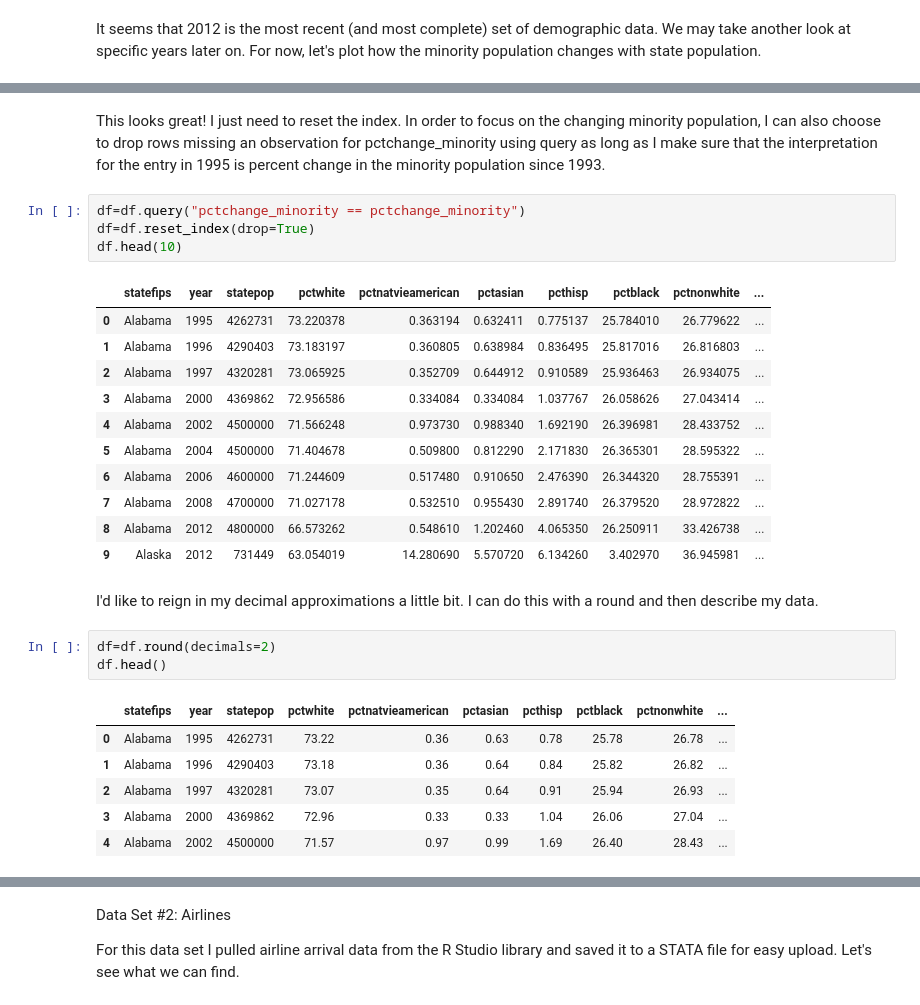
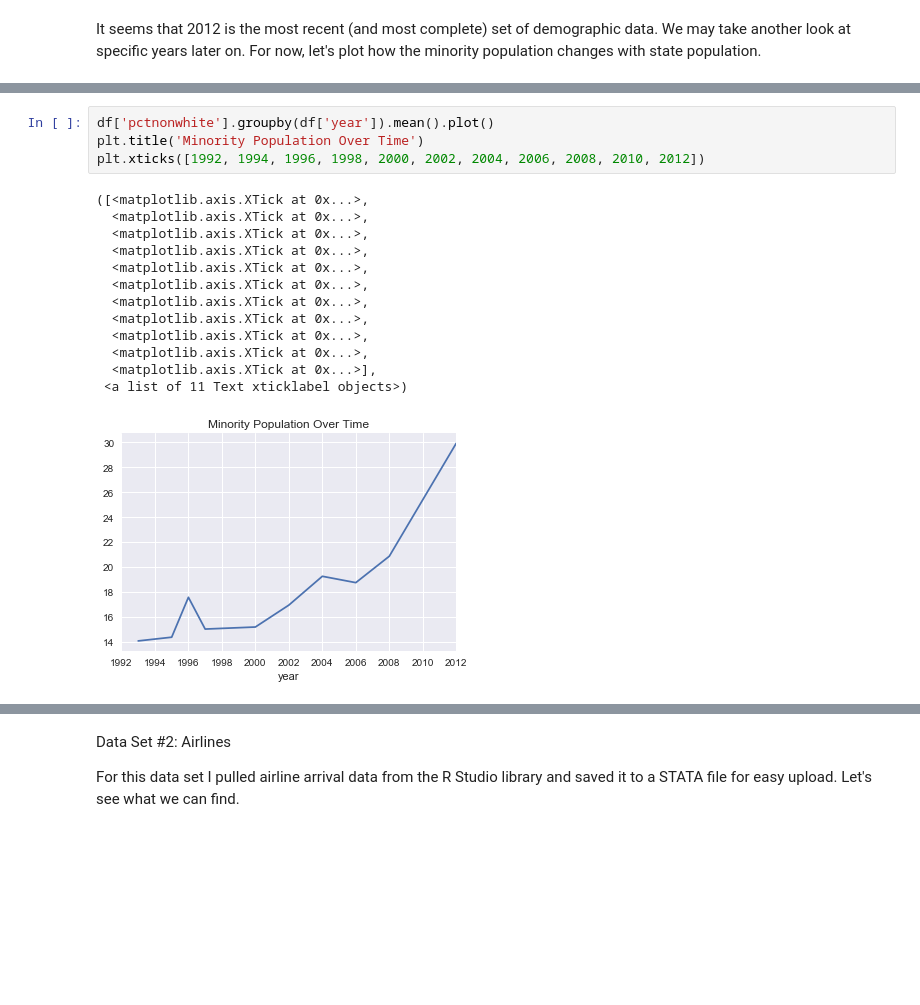
Before and after one commit to broad32/byu_econ_applied_machine_learning, a Jupyter notebook: homeworks/Homework_1.ipynb, the cells around one changed output, grey strips where cells are left out. Cells and saved outputs as stored; diff of their text form; blank space fills up the shorter version.

```diff
--- a/homeworks/Homework_1.ipynb
+++ b/homeworks/Homework_1.ipynb
@@ -130,30 +114,18 @@ df.head(10)
-# %% [markdown]
-This looks great!  I just need to reset the index.  In order to focus on the changing minority population, I can also choose to drop rows missing an observation for pctchange_minority using query as long as I make sure that the interpretation for the entry in 1995 is percent change in the minority population since 1993.
-# %%
-df=df.query("pctchange_minority == pctchange_minority")
-df=df.reset_index(drop=True)
-df.head(10)
-# %% [output]
-|  | statefips | year | statepop | pctwhite | pctnatvieamerican | pctasian | pcthisp | pctblack | pctnonwhite | ... |
-| 0 | Alabama | 1995 | 4262731 | 73.220378 | 0.363194 | 0.632411 | 0.775137 | 25.784010 | 26.779622 | ... |
-| 1 | Alabama | 1996 | 4290403 | 73.183197 | 0.360805 | 0.638984 | 0.836495 | 25.817016 | 26.816803 | ... |
-| 2 | Alabama | 1997 | 4320281 | 73.065925 | 0.352709 | 0.644912 | 0.910589 | 25.936463 | 26.934075 | ... |
-| 3 | Alabama | 2000 | 4369862 | 72.956586 | 0.334084 | 0.334084 | 1.037767 | 26.058626 | 27.043414 | ... |
-| 4 | Alabama | 2002 | 4500000 | 71.566248 | 0.973730 | 0.988340 | 1.692190 | 26.396981 | 28.433752 | ... |
-| 5 | Alabama | 2004 | 4500000 | 71.404678 | 0.509800 | 0.812290 | 2.171830 | 26.365301 | 28.595322 | ... |
-| 6 | Alabama | 2006 | 4600000 | 71.244609 | 0.517480 | 0.910650 | 2.476390 | 26.344320 | 28.755391 | ... |
-| 7 | Alabama | 2008 | 4700000 | 71.027178 | 0.532510 | 0.955430 | 2.891740 | 26.379520 | 28.972822 | ... |
-| 8 | Alabama | 2012 | 4800000 | 66.573262 | 0.548610 | 1.202460 | 4.065350 | 26.250911 | 33.426738 | ... |
-| 9 | Alaska | 2012 | 731449 | 63.054019 | 14.280690 | 5.570720 | 6.134260 | 3.402970 | 36.945981 | ... |
-# %% [markdown]
-I'd like to reign in my decimal approximations a little bit.  I can do this with a round and then describe my data.
-# %%
-df=df.round(decimals=2)
-df.head()
-# %% [output]
-|  | statefips | year | statepop | pctwhite | pctnatvieamerican | pctasian | pcthisp | pctblack | pctnonwhite | ... |
-| 0 | Alabama | 1995 | 4262731 | 73.22 | 0.36 | 0.63 | 0.78 | 25.78 | 26.78 | ... |
-| 1 | Alabama | 1996 | 4290403 | 73.18 | 0.36 | 0.64 | 0.84 | 25.82 | 26.82 | ... |
-| 2 | Alabama | 1997 | 4320281 | 73.07 | 0.35 | 0.64 | 0.91 | 25.94 | 26.93 | ... |
-| 3 | Alabama | 2000 | 4369862 | 72.96 | 0.33 | 0.33 | 1.04 | 26.06 | 27.04 | ... |
-| 4 | Alabama | 2002 | 4500000 | 71.57 | 0.97 | 0.99 | 1.69 | 26.40 | 28.43 | ... |
+# %%
+df['pctnonwhite'].groupby(df['year']).mean().plot()
+plt.title('Minority Population Over Time')
+plt.xticks([1992, 1994, 1996, 1998, 2000, 2002, 2004, 2006, 2008, 2010, 2012])
+# %% [output]
+([<matplotlib.axis.XTick at 0x...>,
+  <matplotlib.axis.XTick at 0x...>,
+  <matplotlib.axis.XTick at 0x...>,
+  <matplotlib.axis.XTick at 0x...>,
+  <matplotlib.axis.XTick at 0x...>,
+  <matplotlib.axis.XTick at 0x...>,
+  <matplotlib.axis.XTick at 0x...>,
+  <matplotlib.axis.XTick at 0x...>,
+  <matplotlib.axis.XTick at 0x...>,
+  <matplotlib.axis.XTick at 0x...>,
+  <matplotlib.axis.XTick at 0x...>],
+ <a list of 11 Text xticklabel objects>)
+[figure, added]
```
Also changed, not shown: parts of 15 cells of this notebook.
